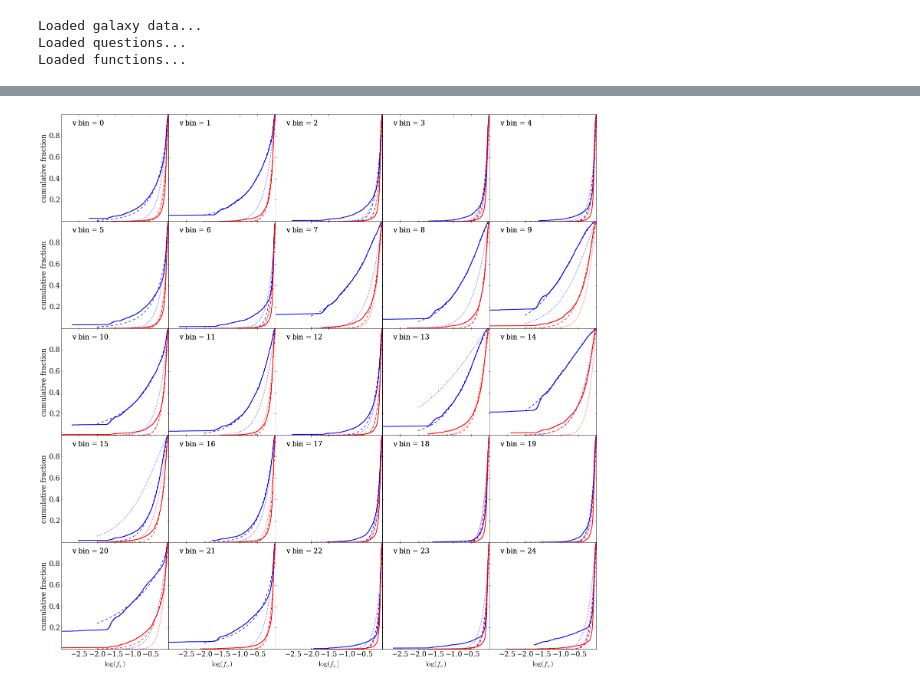
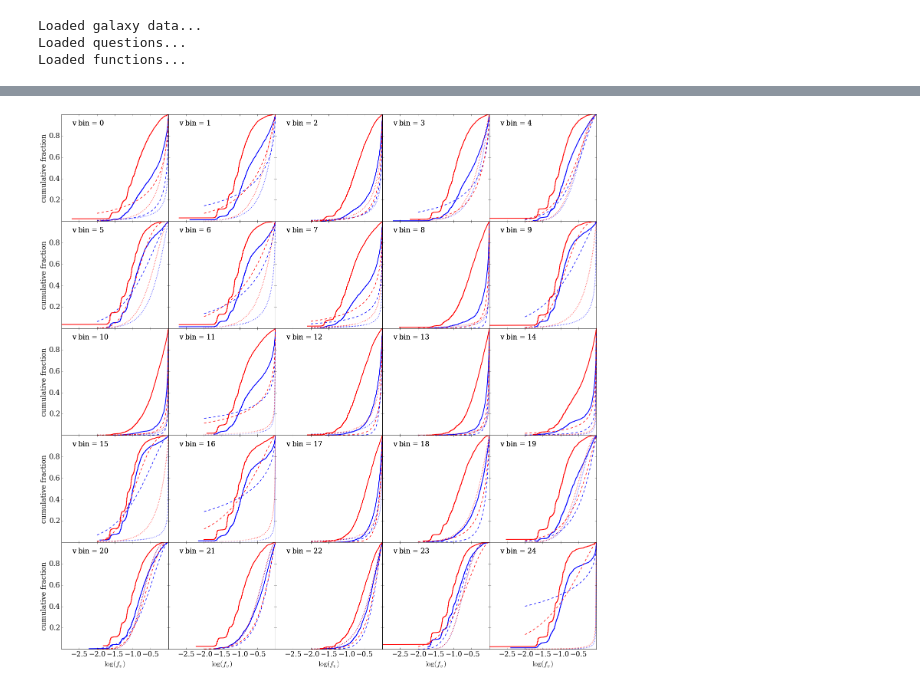
Before and after one commit to RossHart/Debiasing-testing-v2, a Jupyter notebook: Codes/debiasing_final.ipynb, the cells around one changed output, grey strips where cells are left out. Saved outputs shown, nothing was run; the diff lists cells and outputs as text; code cells hidden in the pictures.

```diff
--- a/Codes/debiasing_final.ipynb
+++ b/Codes/debiasing_final.ipynb
@@ -62,4 +66,4 @@ Loaded functions...
 # %%
-vbins,zbins,zbins_coarse,vbins_table = binning.bin_data(data,question,answer,plot=True,signal=40)
+vbins,zbins,zbins_coarse,vbins_table = binning.bin_data(data,question,answer,plot=True,signal=100)
 # %% [output]
 Bin-accretion...
@@ -183,7 +132,7 @@ def chisq_fun(p, f, x, y):
 
 def fit_vbin_function(data, vbins, zbins, fit_setup,
                       question,answer,kc_fit_results=None,
-                      plot=bins_to_plot,min_log_fv=min_log_fv,
+                      min_log_fv=min_log_fv,
                       even_sampling=True):
 
     start_time = time.time()
@@ -199,7 +148,12 @@ def fit_vbin_function(data, vbins, zbins, fit_setup,
 
     max_z_bins_to_plot = 5
 
-    func, p0, bounds = get_fit_setup(fit_setup)
+    bounds = fit_setup['bounds']
+    p0 = fit_setup['p0']
+    func = fit_setup['func']
+
+    colours = ['b','g','k','r']
+    xg = np.linspace(-2,0,100)
 
     # Loop over Voronoi magnitude-size bins
     for v in np.unique(vbins):
@@ -224,17 +178,12 @@ def fit_vbin_function(data, vbins, zbins, fit_setup,
                 indices = np.searchsorted(D['log10fv'], D_fit_log10fv)
                 D_fit = D[indices.clip(0, len(D)-1)]
             else:
-                D = D[D['log10fv'] > min_log_fv]
+                D_fit = D[D['log10fv'] > min_log_fv]
 
-                # Fit function to the cumulative fraction
-                # Start fits off in roughly right place with sensible bounds
-
-                # Note that need to cast x and y to float64 in order
-                # for minimisation to work correctly
             res = minimize(chisq_fun, p0,
                            args=(func,
-                                 D['log10fv'].astype(np.float64),
-                                 D['cumfrac'].astype(np.float64)),
+                                 D_fit['log10fv'].astype(np.float64),
+                                 D_fit['cumfrac'].astype(np.float64)),
                            bounds=bounds, method='SLSQP')
             p = res.x
             chi2nu = res.fun / (n - len(p))
@@ -438,6 +388,6 @@ def get_func(M_dependence,R_dependence,z_dependence):
 
     return kcfunc
 # %%
-fit_vbin_results = fit_vbin_function(data, vbins, zbins_coarse, fit_setup,
+fit_vbin_results = fit_vbin_function(data, vbins, zbins, fit_setup,
                       question,answer)
 # %% [output]
@@ -450,11 +400,14 @@ M_dependences = []
 R_dependences = []
 z_dependences = []
 
+finite_select = (np.isfinite(fit_vbin_results['k'])) & (np.isfinite(fit_vbin_results['c']))
+fit_vbin_results_finite = fit_vbin_results[finite_select]
+
 for M_dependence in ['log','linear','exp']:
     for R_dependence in ['log','linear','exp']:
         for z_dependence in ['log','linear','exp']:
             kcfunc = get_func(M_dependence,R_dependence,z_dependence)
-            kparams, cparams,dout, kmin, kmax, cmin, cmax = fit_mrz(fit_vbin_results, kcfunc,
+            kparams, cparams,dout, kmin, kmax, cmin, cmax = fit_mrz(fit_vbin_results_finite, kcfunc,
                                                                     kcfunc,clip=None,plot=False)
 
             k_mean = np.mean(dout['k'])
@@ -463,9 +416,9 @@ for M_dependence in ['log','linear','exp']:
             c_std = np.mean(dout['c'])
 
             k_fit_residuals = dout['kf']-dout['k']
-            k_total_residual = normalise_tot(np.sum(k_fit_residuals),k_mean,k_std)
+            k_total_residual = normalise_tot(np.sum(k_fit_residuals[np.isfinite(k_fit_residuals)]),k_mean,k_std)
             c_fit_residuals = dout['cf']-dout['c']
-            c_total_residual = normalise_tot(np.sum(c_fit_residuals),c_mean,c_std)
+            c_total_residual = normalise_tot(np.sum(c_fit_residuals[np.isfinite(c_fit_residuals)]),c_mean,c_std)
 
             k_residuals[i] = k_total_residual
             c_residuals[i] = c_total_residual
@@ -758,7 +705,7 @@ xg = np.linspace(-2,0,100)
 
 for m,v in enumerate(np.unique(vbins)):
 
-    z_bins_v = zbins_coarse[(vbins == v)]
+    z_bins_v = zbins_coarse[(vbins == v)] # HERE IS WHERE WE GO WRONG/ NEED TO CHANGE DEPENDING ON BINS!!!
     high_z = np.max(z_bins_v)
     low_z_data = data[(vbins == v) & (zbins_coarse == 1)]
     high_z_data = data[(vbins == v) & (zbins_coarse == high_z)]
@@ -769,36 +716,37 @@ for m,v in enumerate(np.unique(vbins)):
                                      & (fit_vbin_results['zbin'] == high_z)]
     param_list = [low_z_params,high_z_params]
 
     for m2,z_data in enumerate([low_z_data,high_z_data]):
 
         params = param_list[m2]
 
         fv = z_data[question + '_' + answer + '_weighted_fraction']
         fv = np.sort(fv)
         cf = np.linspace(0,1,len(fv))
 
         select = fv != 0
         log10fv = np.log10(fv[select])
         cf_s = cf[select]
 
         axarr[m].plot(log10fv,cf_s,color=colors[m2],linewidth=2)
         axarr[m].plot(xg,f(xg,params['k'],params['c']),
                       linestyle='dashed',color=colors[m2],linewidth=1.5)
 
         x = [params['Mr'],params['R50'],params['redshift']]
         k = k_func(x, *kparams[0])
         c = c_func(x, *cparams[0])
         k[k < kmin] = kmin
         k[k > kmax] = kmax
         c[c < cmin] = cmin
         c[c > cmax] = cmax
-        axarr[m].plot(xg,f(xg,k,c),linestyle='dotted',color=colors[m2],linewidth=2)
-        axarr[m].text(0.1,0.9,'v bin = {}'.format(v),transform=axarr[m].transAxes)
+        if len(params) != 0:
+            axarr[m].plot(xg,f(xg,k,c),linestyle='dotted',color=colors[m2],linewidth=2)
+            axarr[m].text(0.1,0.9,'v bin = {}'.format(v),transform=axarr[m].transAxes)
 
 # Highest redshift bin = red
 # Lowest redshift bin = blue
 # %% [output]
-[figure, old version]
+[figure, new version]
 # %%
 # Plot the limits of the low-redshift bins
 
```
Also changed, not shown: parts of 19 cells of this notebook, 4 other files.
